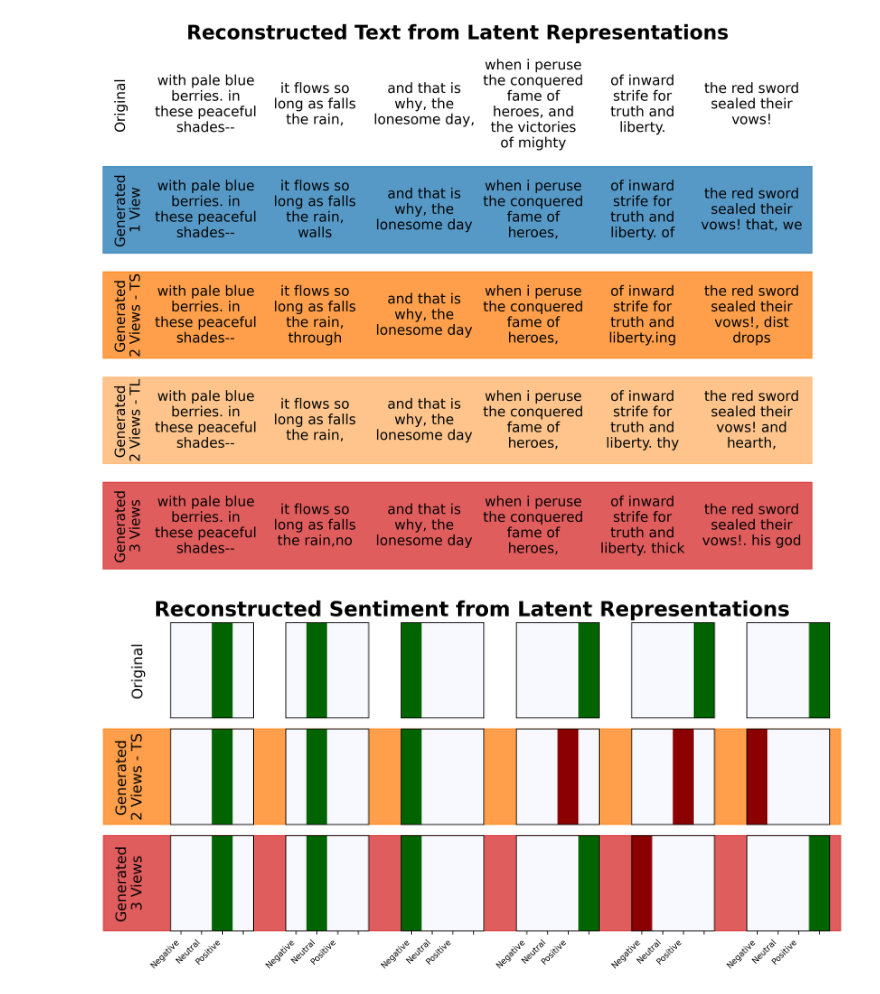
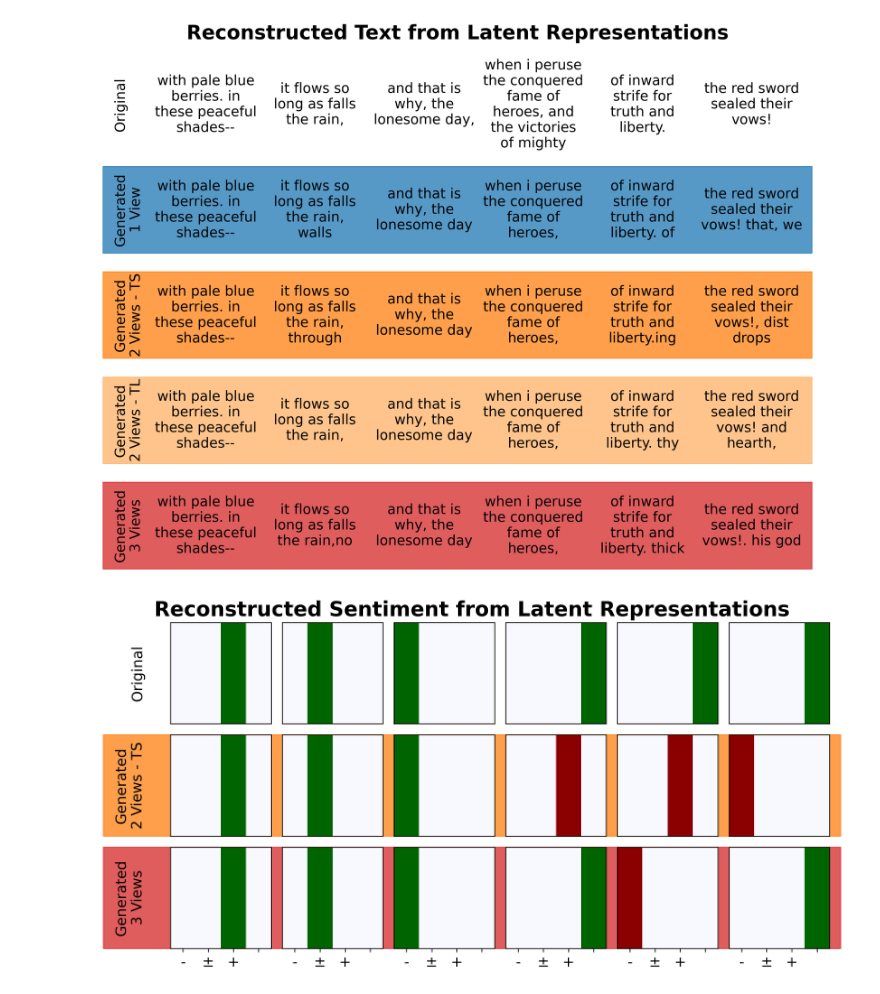
Before and after one commit to ClarysseArthur/VUB-MT-Development, a Jupyter notebook: Models/GenRKM-Poem/StatTest.ipynb, the cells around one changed output. Cells and saved outputs as stored; diff of their text form; code cells hidden in the pictures.

```diff
--- a/Models/GenRKM-Poem/StatTest.ipynb
+++ b/Models/GenRKM-Poem/StatTest.ipynb
@@ -863,7 +863,7 @@ row_labels = [
     'Generated\n3 Views'
 ]
 
-sentiment_labels = ['Negative', 'Neutral', 'Positive', '']
+sentiment_labels = ['-', '±', '+', '']
 
 # Correct predictions stay green, wrong predictions become dark red
 cmap_correct = ListedColormap(['ghostwhite', 'darkgreen'])
@@ -921,9 +921,9 @@ for i in range(3):
             ax[i, j].set_xticks(np.arange(4))
             ax[i, j].set_xticklabels(
                 sentiment_labels,
-                fontsize=8,
-                rotation=45,
-                ha='right'
+                fontsize=14,
+                rotation=0,
+                ha='center'
             )
         else:
             ax[i, j].set_xticks([])
@@ -938,35 +938,35 @@ for i in range(3):
 
 plt.tight_layout()
 
 for i, color in enumerate(row_colors):
     if color is not None:
         row_pos = ax[i, 0].get_position()
         y0 = row_pos.y0
         height = row_pos.height
 
         fig.patches.append(
             Rectangle(
                 (0, y0),
                 1,
                 height,
                 transform=fig.transFigure,
                 color=color,
                 alpha=0.75,
                 zorder=-1
             )
         )
 
 plt.suptitle(
     'Reconstructed Sentiment from Latent Representations',
     fontsize=20,
     fontweight='bold',
     y=1.03
 )
 
-# plt.savefig('./img/reconstructed_sentiments_comparison.png', dpi=300, bbox_inches='tight')
+plt.savefig('./img/reconstructed_sentiments_comparison.png', dpi=300, bbox_inches='tight')
 plt.show()
 # %% [output]
-[figure, old version]
+[figure, new version]
 # %%
 fig, ax = plt.subplots(3, 6, figsize=(10, 5), dpi=300)
 
```
Also changed, not shown: parts of 6 cells of this notebook, 7 other files.
